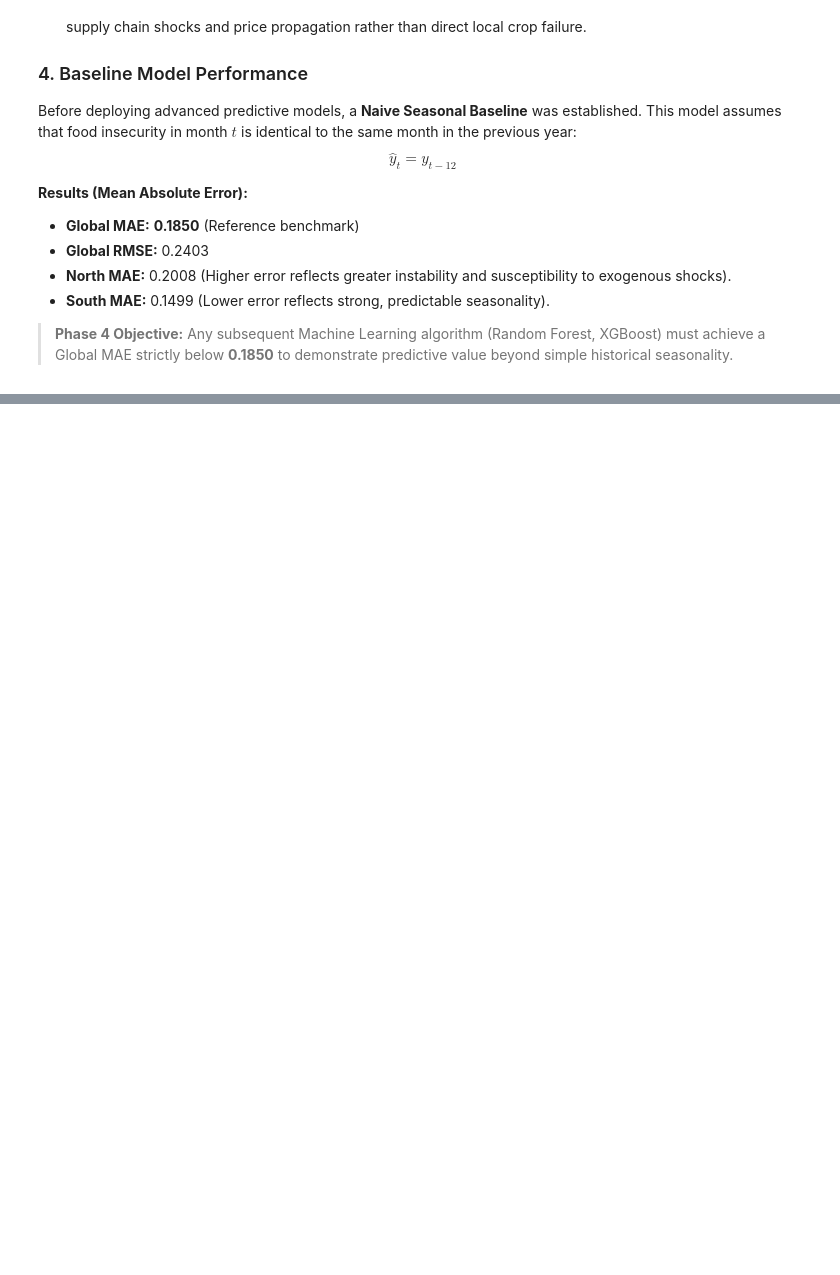
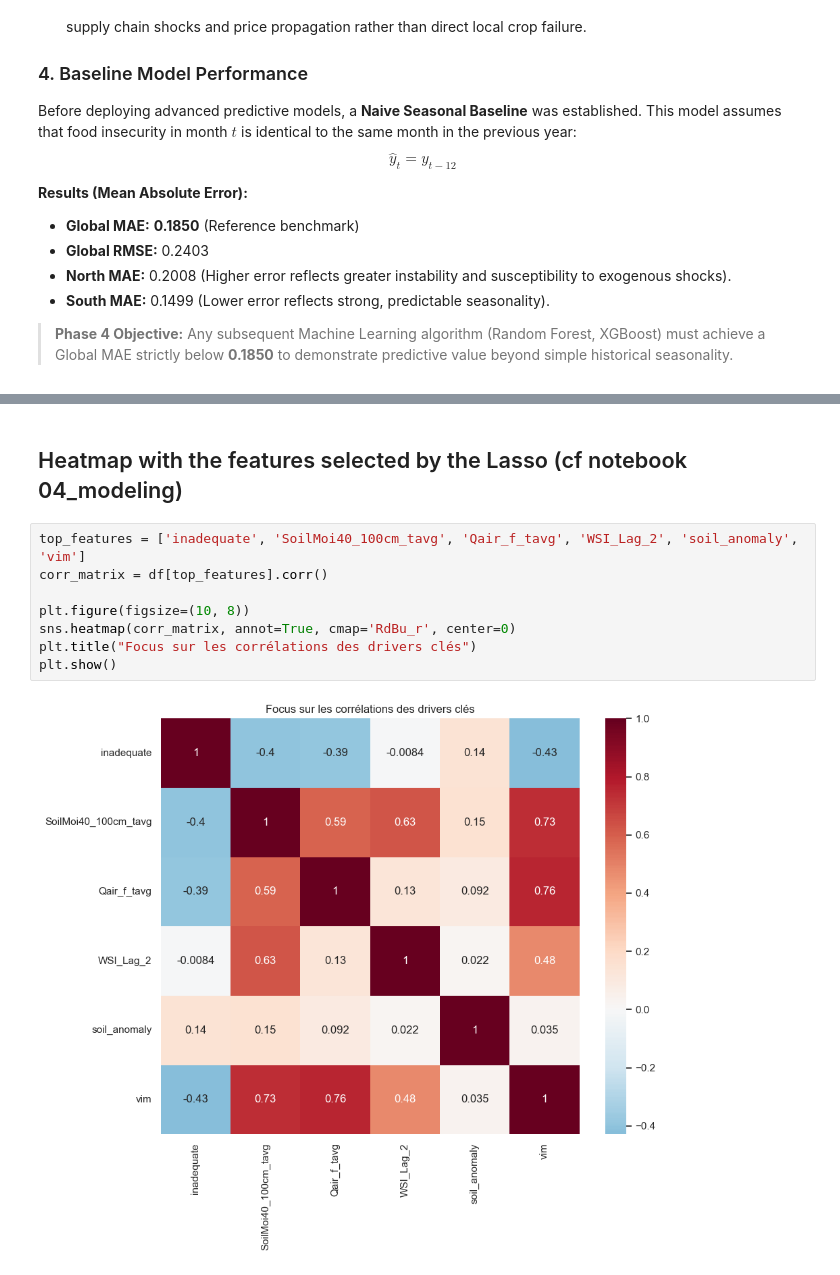
Before and after one commit to tnourlyn/Projet-de-Statapp---WFP-, a Jupyter notebook: notebooks/03_exp_analysis.ipynb, the cells around one changed output, grey strips where cells are left out. Drawn from its saved outputs; the diff is of its cells as text; blank space fills up the shorter version.

```diff
--- a/notebooks/03_exp_analysis.ipynb
+++ b/notebooks/03_exp_analysis.ipynb
@@ -877,0 +865,12 @@ $$\hat{y}_{t} = y_{t-12}$$
+# %% [markdown]
+## Heatmap with the features selected by the Lasso (cf notebook 04_modeling)
+# %%
+top_features = ['inadequate', 'SoilMoi40_100cm_tavg', 'Qair_f_tavg', 'WSI_Lag_2', 'soil_anomaly', 'vim']
+corr_matrix = df[top_features].corr()
+
+plt.figure(figsize=(10, 8))
+sns.heatmap(corr_matrix, annot=True, cmap='RdBu_r', center=0)
+plt.title("Focus sur les corrélations des drivers clés")
+plt.show()
+# %% [output]
+[figure, added]
```
Also changed, not shown: parts of 26 cells of this notebook, 1 other file.
